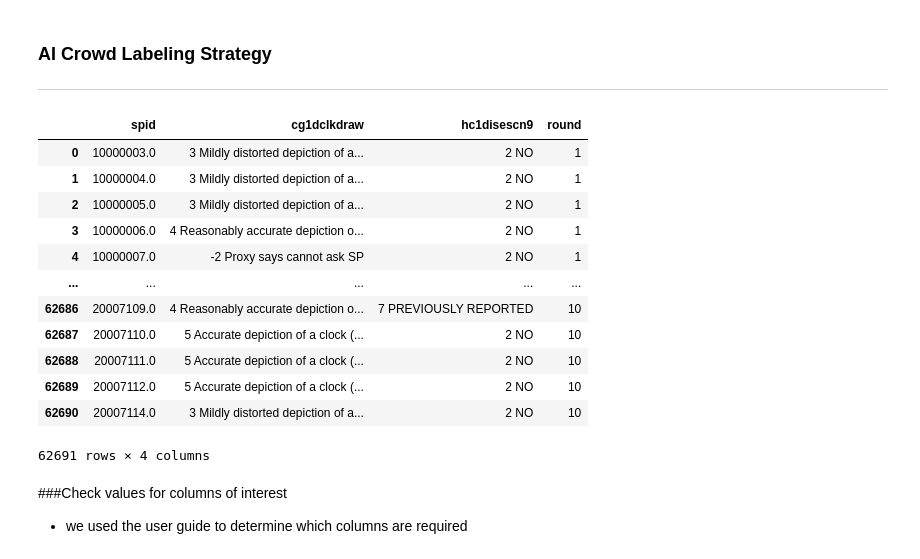
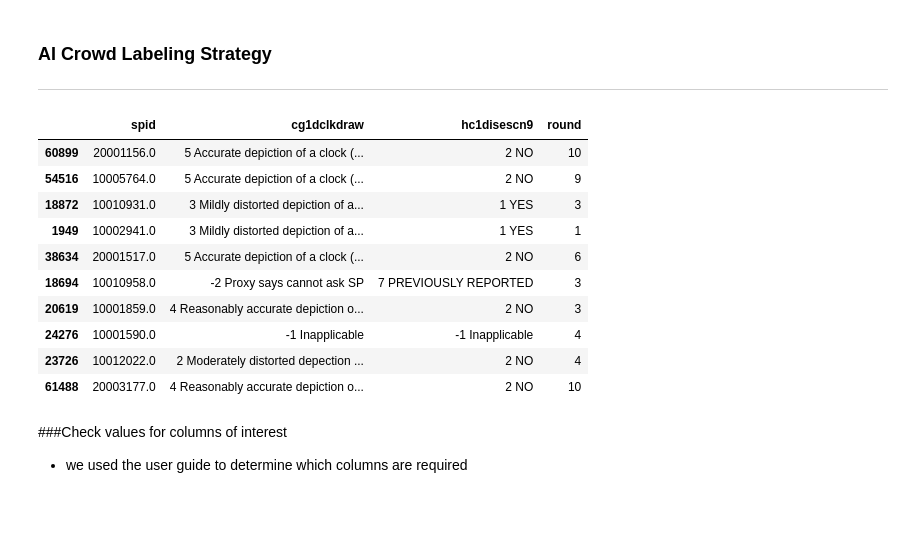
Before and after one commit to ian-byrne/MADSmilestone2, a Jupyter notebook: Labeling/Cleaning_labeling.ipynb, the cells around one changed output. Cells and saved outputs as stored; diff of their text form; code cells hidden in the pictures; blank space fills up the shorter version.

```diff
--- a/Labeling/Cleaning_labeling.ipynb
+++ b/Labeling/Cleaning_labeling.ipynb
@@ -92,29 +92,27 @@ Images.ipynb             Labeling   README.md
 # %%
 import pandas as pd
 import numpy as np
 import Labeling.clean_rounds as cr
 import Labeling.label_data as ld
 import matplotlib.pyplot as plt
 
 
 
 # Load Rounds data
 rounds = pd.read_csv('Loading/round_data.csv')
-rounds
+rounds.sample(10)
 # %% [output]
 |  | spid | cg1dclkdraw | hc1disescn9 | round |
-| 0 | 10000003.0 | 3 Mildly distorted depiction of a... | 2 NO | 1 |
-| 1 | 10000004.0 | 3 Mildly distorted depiction of a... | 2 NO | 1 |
-| 2 | 10000005.0 | 3 Mildly distorted depiction of a... | 2 NO | 1 |
-| 3 | 10000006.0 | 4 Reasonably accurate depiction o... | 2 NO | 1 |
-| 4 | 10000007.0 | -2 Proxy says cannot ask SP | 2 NO | 1 |
-| ... | ... | ... | ... | ... |
-| 62686 | 20007109.0 | 4 Reasonably accurate depiction o... | 7 PREVIOUSLY REPORTED | 10 |
-| 62687 | 20007110.0 | 5 Accurate depiction of a clock (... | 2 NO | 10 |
-| 62688 | 20007111.0 | 5 Accurate depiction of a clock (... | 2 NO | 10 |
-| 62689 | 20007112.0 | 5 Accurate depiction of a clock (... | 2 NO | 10 |
-| 62690 | 20007114.0 | 3 Mildly distorted depiction of a... | 2 NO | 10 |
+| 60899 | 20001156.0 | 5 Accurate depiction of a clock (... | 2 NO | 10 |
+| 54516 | 10005764.0 | 5 Accurate depiction of a clock (... | 2 NO | 9 |
+| 18872 | 10010931.0 | 3 Mildly distorted depiction of a... | 1 YES | 3 |
+| 1949 | 10002941.0 | 3 Mildly distorted depiction of a... | 1 YES | 1 |
+| 38634 | 20001517.0 | 5 Accurate depiction of a clock (... | 2 NO | 6 |
+| 18694 | 10010958.0 | -2 Proxy says cannot ask SP | 7 PREVIOUSLY REPORTED | 3 |
+| 20619 | 10001859.0 | 4 Reasonably accurate depiction o... | 2 NO | 3 |
+| 24276 | 10001590.0 | -1 Inapplicable | -1 Inapplicable | 4 |
+| 23726 | 10012022.0 | 2 Moderately distorted depection ... | 2 NO | 4 |
+| 61488 | 20003177.0 | 4 Reasonably accurate depiction o... | 2 NO | 10 |
-62691 rows × 4 columns
 # %% [markdown]
 ###Check values for columns of interest
 - we used the user guide to determine which columns are required
```
Also changed, not shown: parts of 14 cells of this notebook.
